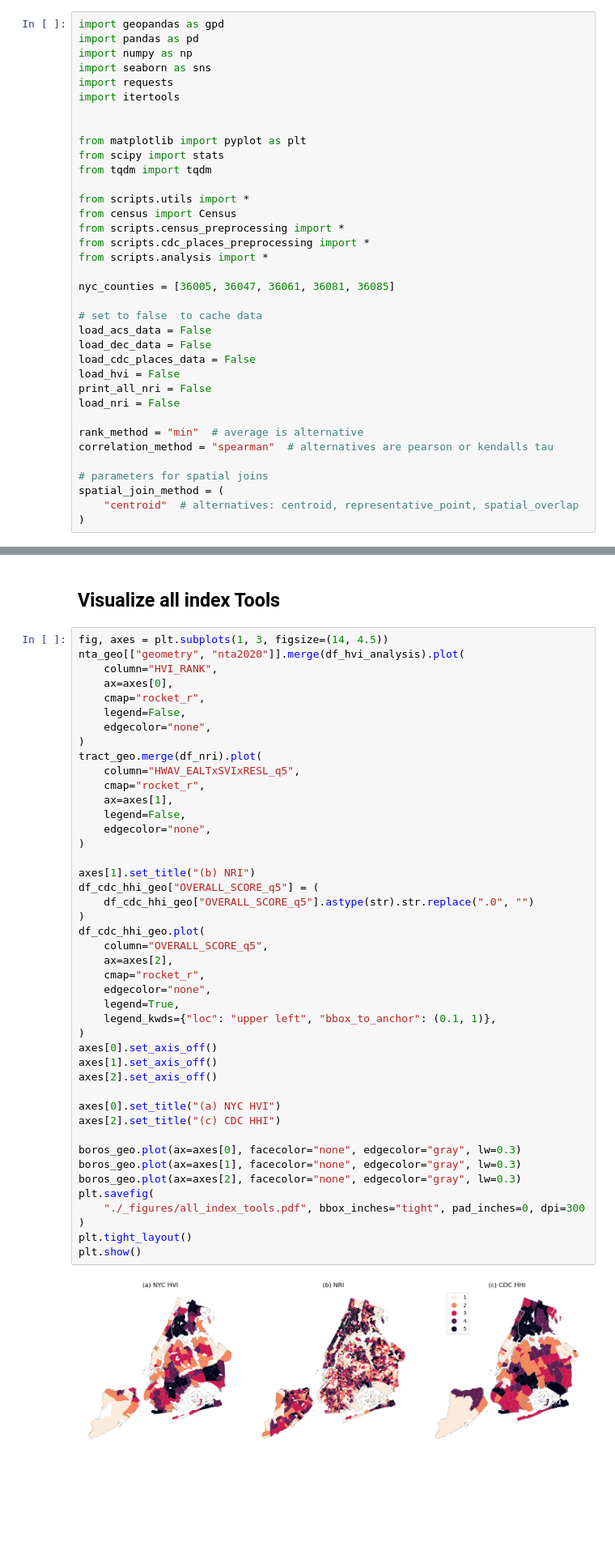
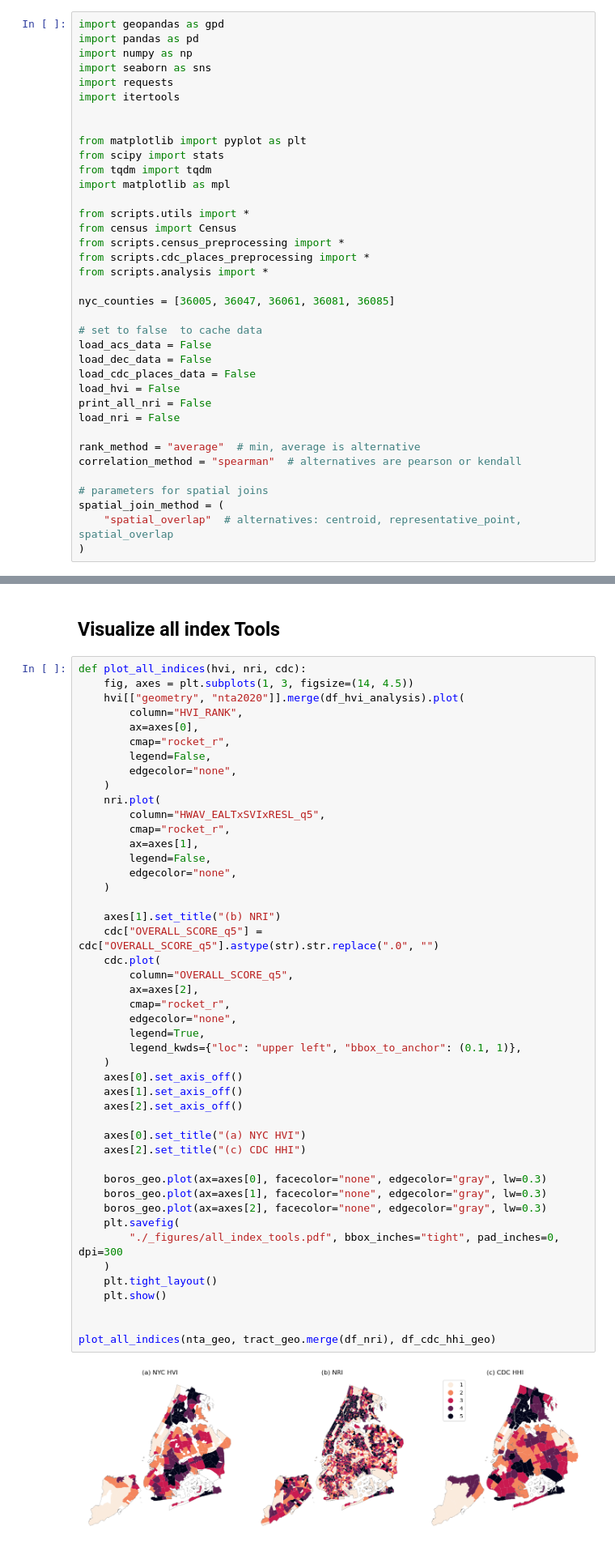
Before and after one commit to jennahgosciak/ScrutinizingIndexRiskAssessments, a Jupyter notebook: replicate-figures.ipynb, the cells around one changed output, grey strips where cells are left out. Shown at 81% size. Cells and saved outputs as stored; diff of their text form; blank space fills up the shorter version.

```diff
--- a/replicate-figures.ipynb
+++ b/replicate-figures.ipynb
@@ -10,6 +10,7 @@ import itertools
 from matplotlib import pyplot as plt
 from scipy import stats
 from tqdm import tqdm
+import matplotlib as mpl
 
 from scripts.utils import *
 from census import Census
@@ -27,12 +28,12 @@ load_hvi = False
 print_all_nri = False
 load_nri = False
 
-rank_method = "min"  # average is alternative
-correlation_method = "spearman"  # alternatives are pearson or kendalls tau
+rank_method = "average"  # min, average is alternative
+correlation_method = "spearman"  # alternatives are pearson or kendall
 
 # parameters for spatial joins
 spatial_join_method = (
-    "centroid"  # alternatives: centroid, representative_point, spatial_overlap
+    "spatial_overlap"  # alternatives: centroid, representative_point, spatial_overlap
 )
 # %%
 # Set up defaults for plotting
@@ -393,51 +466,53 @@ dtype: float64
 # %% [markdown]
 ## Visualize all index Tools
 # %%
-fig, axes = plt.subplots(1, 3, figsize=(14, 4.5))
-nta_geo[["geometry", "nta2020"]].merge(df_hvi_analysis).plot(
-    column="HVI_RANK",
-    ax=axes[0],
-    cmap="rocket_r",
-    legend=False,
-    edgecolor="none",
-)
-tract_geo.merge(df_nri).plot(
-    column="HWAV_EALTxSVIxRESL_q5",
-    cmap="rocket_r",
-    ax=axes[1],
-    legend=False,
-    edgecolor="none",
-)
+def plot_all_indices(hvi, nri, cdc):
+    fig, axes = plt.subplots(1, 3, figsize=(14, 4.5))
+    hvi[["geometry", "nta2020"]].merge(df_hvi_analysis).plot(
+        column="HVI_RANK",
+        ax=axes[0],
+        cmap="rocket_r",
+        legend=False,
+        edgecolor="none",
+    )
+    nri.plot(
+        column="HWAV_EALTxSVIxRESL_q5",
+        cmap="rocket_r",
+        ax=axes[1],
+        legend=False,
+        edgecolor="none",
+    )
 
-axes[1].set_title("(b) NRI")
-df_cdc_hhi_geo["OVERALL_SCORE_q5"] = (
-    df_cdc_hhi_geo["OVERALL_SCORE_q5"].astype(str).str.replace(".0", "")
-)
-df_cdc_hhi_geo.plot(
-    column="OVERALL_SCORE_q5",
-    ax=axes[2],
-    cmap="rocket_r",
-    edgecolor="none",
-    legend=True,
-    legend_kwds={"loc": "upper left", "bbox_to_anchor": (0.1, 1)},
-)
-axes[0].set_axis_off()
-axes[1].set_axis_off()
-axes[2].set_axis_off()
+    axes[1].set_title("(b) NRI")
+    cdc["OVERALL_SCORE_q5"] = cdc["OVERALL_SCORE_q5"].astype(str).str.replace(".0", "")
+    cdc.plot(
+        column="OVERALL_SCORE_q5",
+        ax=axes[2],
+        cmap="rocket_r",
+        edgecolor="none",
+        legend=True,
+        legend_kwds={"loc": "upper left", "bbox_to_anchor": (0.1, 1)},
+    )
+    axes[0].set_axis_off()
+    axes[1].set_axis_off()
+    axes[2].set_axis_off()
 
-axes[0].set_title("(a) NYC HVI")
-axes[2].set_title("(c) CDC HHI")
+    axes[0].set_title("(a) NYC HVI")
+    axes[2].set_title("(c) CDC HHI")
 
-boros_geo.plot(ax=axes[0], facecolor="none", edgecolor="gray", lw=0.3)
-boros_geo.plot(ax=axes[1], facecolor="none", edgecolor="gray", lw=0.3)
-boros_geo.plot(ax=axes[2], facecolor="none", edgecolor="gray", lw=0.3)
-plt.savefig(
-    "./_figures/all_index_tools.pdf", bbox_inches="tight", pad_inches=0, dpi=300
-)
-plt.tight_layout()
-plt.show()
+    boros_geo.plot(ax=axes[0], facecolor="none", edgecolor="gray", lw=0.3)
+    boros_geo.plot(ax=axes[1], facecolor="none", edgecolor="gray", lw=0.3)
+    boros_geo.plot(ax=axes[2], facecolor="none", edgecolor="gray", lw=0.3)
+    plt.savefig(
+        "./_figures/all_index_tools.pdf", bbox_inches="tight", pad_inches=0, dpi=300
+    )
+    plt.tight_layout()
+    plt.show()
+
+
+plot_all_indices(nta_geo, tract_geo.merge(df_nri), df_cdc_hhi_geo)
 # %% [output]
-[figure, old version]
+[figure, new version]
 # %% [markdown]
 ## HVI Replication
 # %%
```
Also changed, not shown: parts of 37 cells of this notebook, 18 other files.
